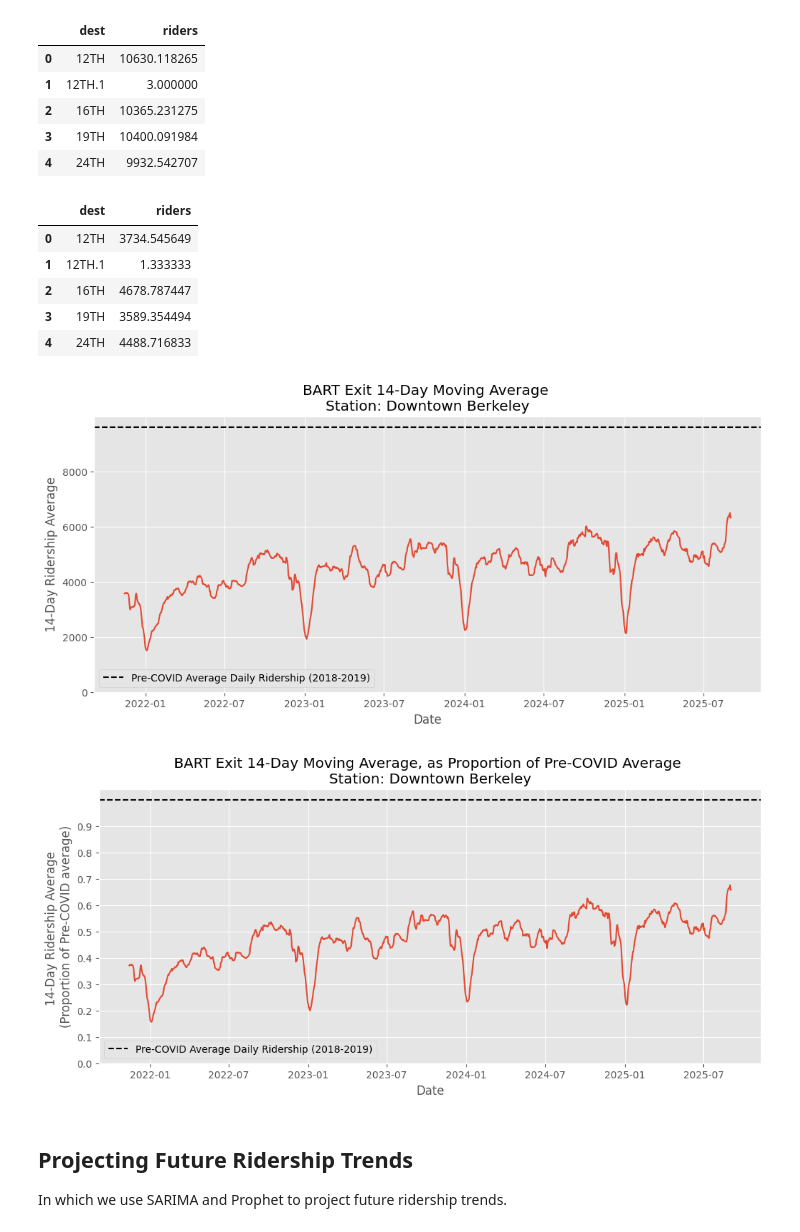
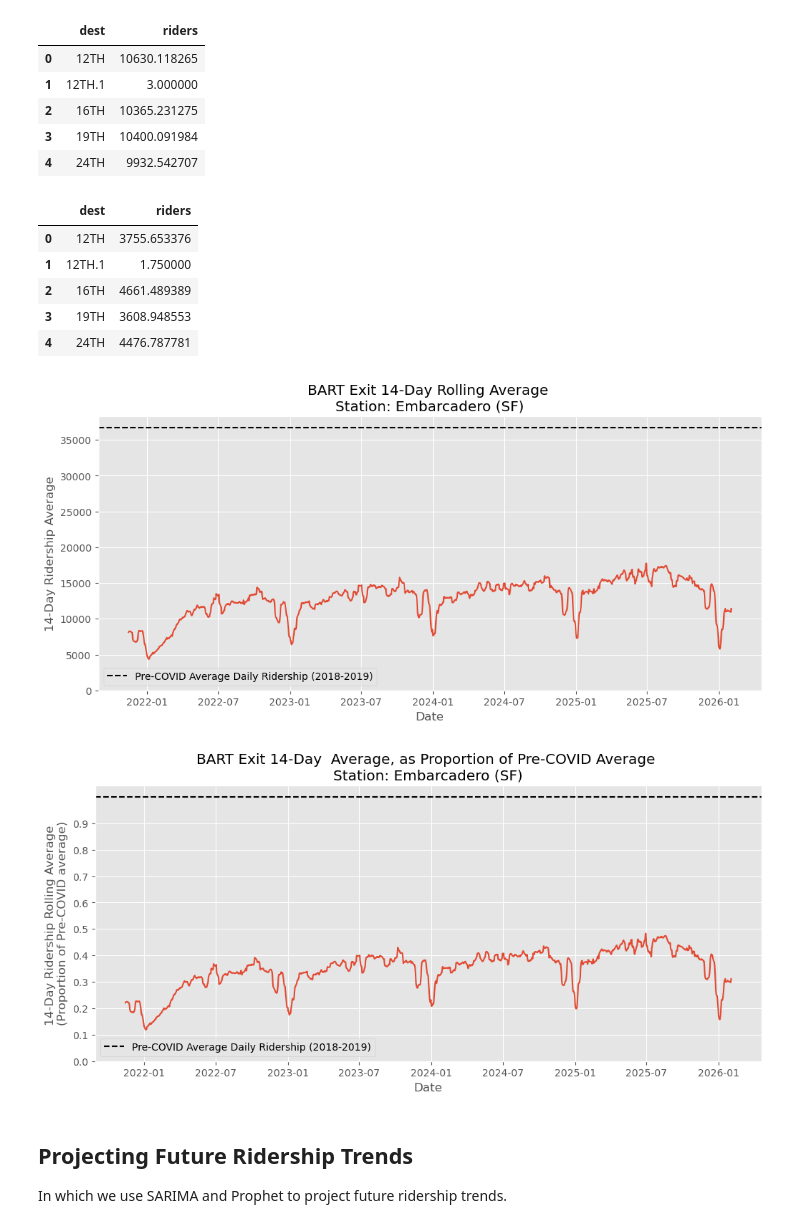
Before and after one commit to Hackquantumcpp/bart_ridership_analysis, a Jupyter notebook: 01-analysis.ipynb, the cells around one changed output. Cells and saved outputs as stored; diff of their text form; code cells hidden in the pictures.

```diff
--- a/01-analysis.ipynb
+++ b/01-analysis.ipynb
@@ -33,7 +33,7 @@ years = [
 ]
 # %%
 all_years = [
-    2018, 2019, 2020, 2021, 2022, 2023, 2024, 2025
+    2018, 2019, 2020, 2021, 2022, 2023, 2024, 2025, 2026
 ]
 # %%
 # data = pd.DataFrame()
@@ -531,44 +531,44 @@ post_covid_stations = post_covid_data.groupby(['dest', 'date']).agg({'riders': '
 post_covid_stations.head()
 # %% [output]
 |  | dest | riders |
-| 0 | 12TH | 3734.545649 |
-| 1 | 12TH.1 | 1.333333 |
-| 2 | 16TH | 4678.787447 |
-| 3 | 19TH | 3589.354494 |
-| 4 | 24TH | 4488.716833 |
+| 0 | 12TH | 3755.653376 |
+| 1 | 12TH.1 | 1.750000 |
+| 2 | 16TH | 4661.489389 |
+| 3 | 19TH | 3608.948553 |
+| 4 | 24TH | 4476.787781 |
 # %%
 ## Edit this to change station
-station_lower = "dbrk"
+station_lower = "embr"
 
 ##################################
 station = station_lower.upper()
 station_fullname = station_codes[station]
 
 ## All days
 pre_cov_stat = pre_covid_data[
     (pre_covid_data['dest'] == station) # & (~pre_covid_data['day_of_wk'].isin(['Sunday', 'Saturday']))
 ].groupby(['date']).agg({'riders': 'sum'}).reset_index()
 post_cov_stat = post_covid_data[
     (post_covid_data['dest'] == station) # & (~post_covid_data['day_of_wk'].isin(['Sunday', 'Saturday']))
 ].groupby(['date']).agg({'riders': 'sum'})# .reset_index()
 
 pre_cov_daily_avg = np.mean(pre_cov_stat['riders'])
 
 post_cov_rolling = post_cov_stat.rolling(14).mean().reset_index()[6:]
 
 plt.figure(figsize=(12, 5))
 plt.plot(
     post_cov_rolling['date'],
     post_cov_rolling['riders']
 )
 plt.xlabel('Date')
 plt.ylabel('14-Day Ridership Average')
-plt.title(f'BART Exit 14-Day Moving Average \nStation: {station_fullname}')
+plt.title(f'BART Exit 14-Day Rolling Average \nStation: {station_fullname}')
 plt.axhline(y = pre_cov_daily_avg, label='Pre-COVID Average Daily Ridership (2018-2019)', color = 'black', linestyle = '--')
 plt.ylim(bottom=0)
 plt.legend();
 # %% [output]
-[figure, old version]
+[figure, new version]
 # %%
 ## Same as above, but as a proportion/fraction of pre-COVID average
 
@@ -591,14 +591,14 @@ plt.plot(
     post_cov_rolling['riders']
 )
 plt.xlabel('Date')
-plt.ylabel('14-Day Ridership Average \n(Proportion of Pre-COVID average)')
-plt.title(f'BART Exit 14-Day Moving Average, as Proportion of Pre-COVID Average \nStation: {station_fullname}')
+plt.ylabel('14-Day Ridership Rolling Average \n(Proportion of Pre-COVID average)')
+plt.title(f'BART Exit 14-Day  Average, as Proportion of Pre-COVID Average \nStation: {station_fullname}')
 plt.axhline(y = 1, label='Pre-COVID Average Daily Ridership (2018-2019)', color = 'black', linestyle = '--')
 plt.ylim(bottom=0)
 plt.yticks(ticks=np.arange(start=0, stop=1, step=0.1))
 plt.legend();
 # %% [output]
-[figure, old version]
+[figure, new version]
 # %% [markdown]
 ## Projecting Future Ridership Trends
 In which we use SARIMA and Prophet to project future ridership trends.
```
Also changed, not shown: parts of 56 cells of this notebook, 3 other files.
